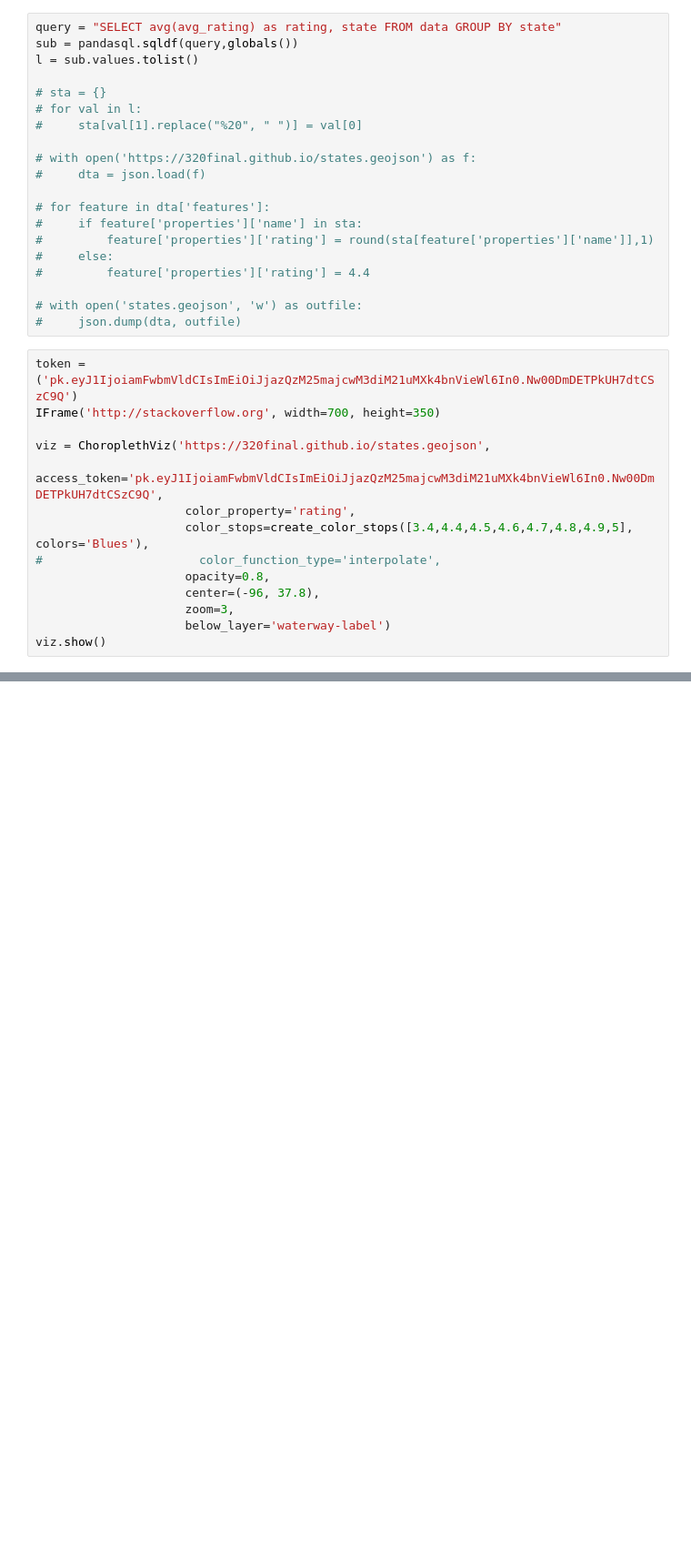
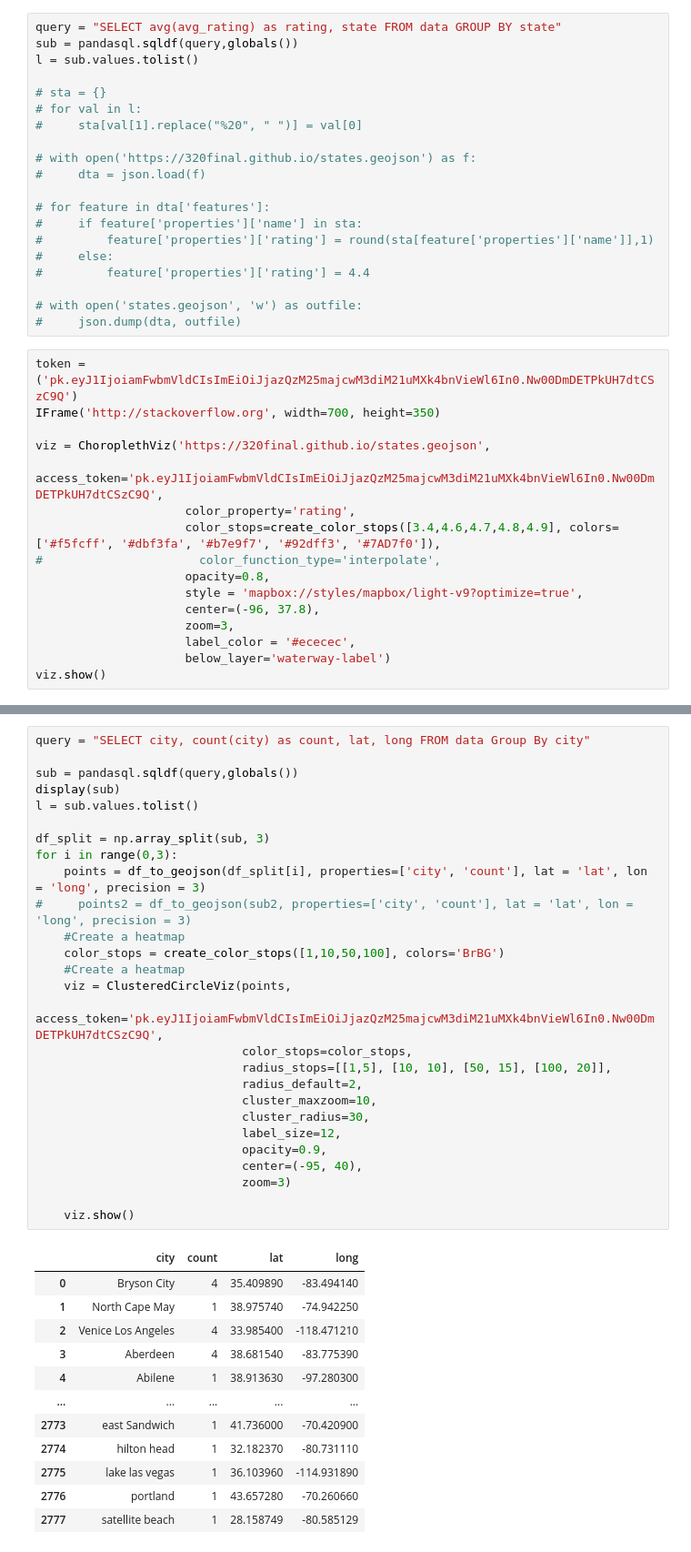
Before and after one commit to 320final/320final.github.io, a Jupyter notebook: jupiterNB/nb.ipynb, the cells around one changed output, grey strips where cells are left out. Shown at 91% size. Drawn from its saved outputs; the diff is of its cells as text; blank space fills up the shorter version.

```diff
--- a/jupiterNB/nb.ipynb
+++ b/jupiterNB/nb.ipynb
@@ -166,12 +166,54 @@ IFrame('http://stackoverflow.org', width=700, height=350)
 viz = ChoroplethViz('https://320final.github.io/states.geojson',
                      access_token='pk.eyJ1IjoiamFwbmVldCIsImEiOiJjazQzM25majcwM3diM21uMXk4bnVieWl6In0.Nw00DmDETPkUH7dtCSzC9Q',
                      color_property='rating',
-                     color_stops=create_color_stops([3.4,4.4,4.5,4.6,4.7,4.8,4.9,5], colors='Blues'),
+                     color_stops=create_color_stops([3.4,4.6,4.7,4.8,4.9], colors=['#f5fcff', '#dbf3fa', '#b7e9f7', '#92dff3', '#7AD7f0']),
 #                      color_function_type='interpolate',
                      opacity=0.8,
+                     style = 'mapbox://styles/mapbox/light-v9?optimize=true',
                      center=(-96, 37.8),
                      zoom=3,
+                     label_color = '#ececec',
                      below_layer='waterway-label')
 viz.show()
 # %% [output]
 [interactive output not drawn]
+# %%
+query = "SELECT city, count(city) as count, lat, long FROM data Group By city"
+
+sub = pandasql.sqldf(query,globals())
+display(sub)
+l = sub.values.tolist()
+
+df_split = np.array_split(sub, 3)
+for i in range(0,3):
+    points = df_to_geojson(df_split[i], properties=['city', 'count'], lat = 'lat', lon = 'long', precision = 3)
+#     points2 = df_to_geojson(sub2, properties=['city', 'count'], lat = 'lat', lon = 'long', precision = 3)
+    #Create a heatmap
+    color_stops = create_color_stops([1,10,50,100], colors='BrBG')
+    #Create a heatmap
+    viz = ClusteredCircleViz(points,
+                             access_token='pk.eyJ1IjoiamFwbmVldCIsImEiOiJjazQzM25majcwM3diM21uMXk4bnVieWl6In0.Nw00DmDETPkUH7dtCSzC9Q',
+                             color_stops=color_stops,
+                             radius_stops=[[1,5], [10, 10], [50, 15], [100, 20]],
+                             radius_default=2,
+                             cluster_maxzoom=10,
+                             cluster_radius=30,
+                             label_size=12,
+                             opacity=0.9,
+                             center=(-95, 40),
+                             zoom=3)
+
+    viz.show()
+# %% [output]
+|  | city | count | lat | long |
+| 0 | Bryson City | 4 | 35.409890 | -83.494140 |
+| 1 | North Cape May | 1 | 38.975740 | -74.942250 |
+| 2 | Venice Los Angeles | 4 | 33.985400 | -118.471210 |
+| 3 | Aberdeen | 4 | 38.681540 | -83.775390 |
+| 4 | Abilene | 1 | 38.913630 | -97.280300 |
+| ... | ... | ... | ... | ... |
+| 2773 | east Sandwich | 1 | 41.736000 | -70.420900 |
+| 2774 | hilton head | 1 | 32.182370 | -80.731110 |
+| 2775 | lake las vegas | 1 | 36.103960 | -114.931890 |
+| 2776 | portland | 1 | 43.657280 | -70.260660 |
+| 2777 | satellite beach | 1 | 28.158749 | -80.585129 |
```
Also changed, not shown: parts of 1 cell of this notebook.
